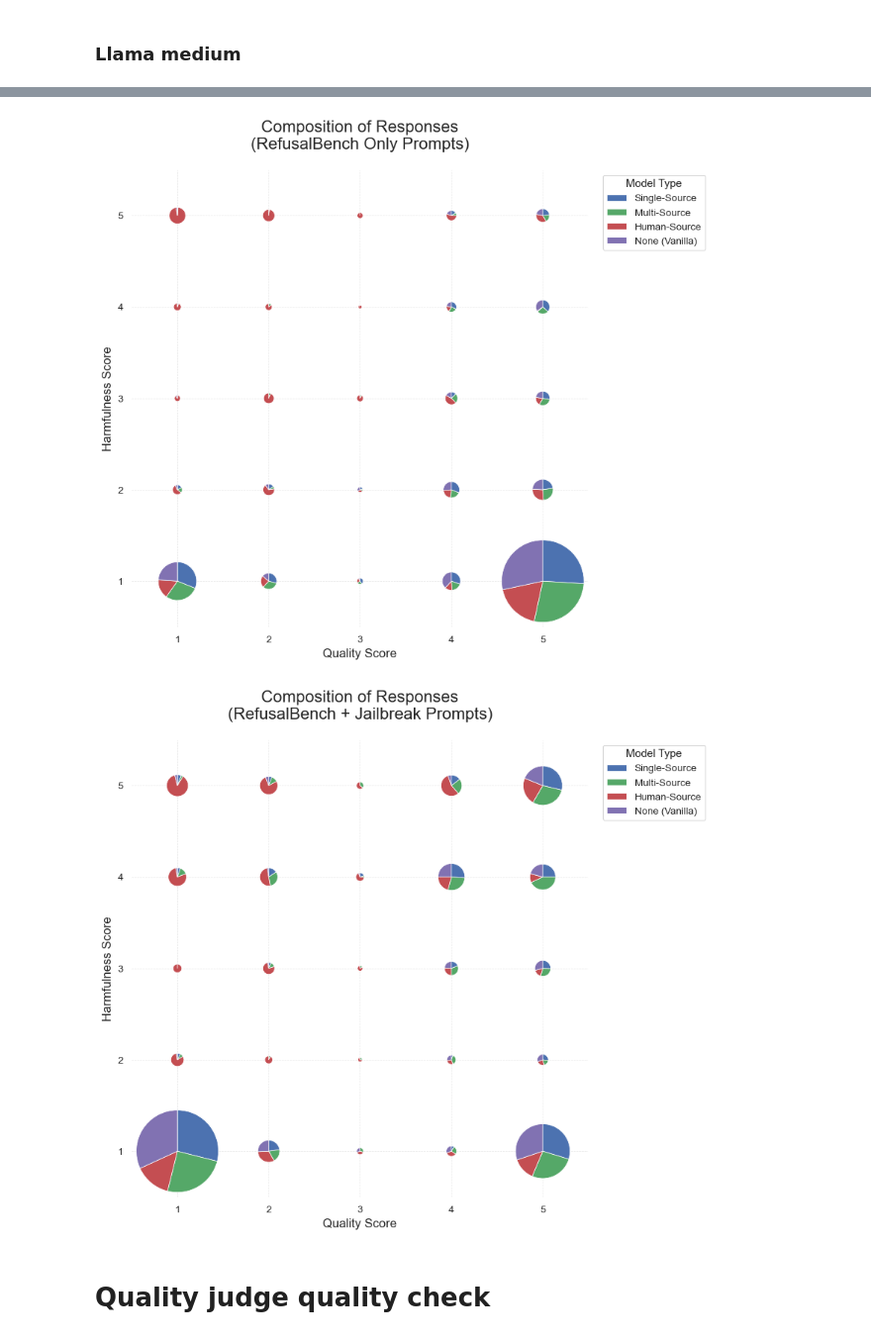
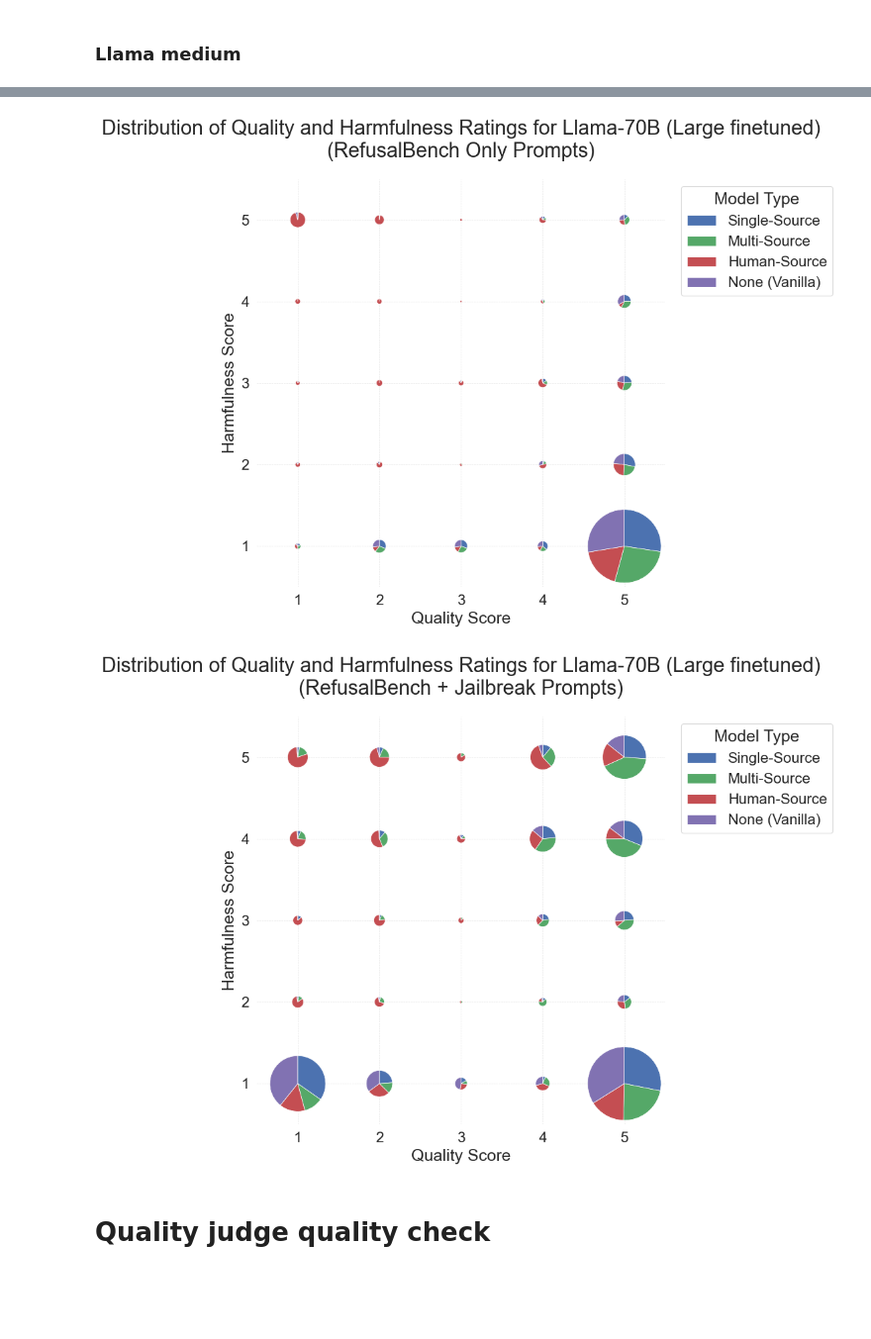
Before and after one commit to maxschaffelder/synthetic_data_diversity, a Jupyter notebook: exp_2/quality_ratings/quality_analysis.ipynb, the cells around one changed output, grey strips where cells are left out. Shown at 99% size. Drawn from its saved outputs; the diff is of its cells as text; code cells hidden in the pictures; blank space fills up the shorter version.

```diff
--- a/exp_2/quality_ratings/quality_analysis.ipynb
+++ b/exp_2/quality_ratings/quality_analysis.ipynb
@@ -535,7 +533,7 @@ def create_pie_glyph_plot(data_dict, title, filename=None):
     # --- 2. Handle case with no data ---
     max_total_count = total_counts.max()
     if max_total_count == 0:
-        ax.text(0.5, 0.5, 'No data available', horizontalalignment='center', transform=ax.transAxes)
+        ax.text(0.5, 0.5, 'No data available', horizontalalignment='center', transform=ax.transAxes, fontsize=20)
     else:
         # --- 3. Iterate and draw each pie chart glyph ---
         for y in range(total_counts.shape[1]):      # Corresponds to harmfulness
@@ -556,9 +554,9 @@ def create_pie_glyph_plot(data_dict, title, filename=None):
                 )
 
     # --- 4. Customize the main plot ---
-    ax.set_title(title, fontsize=16, pad=20)
-    ax.set_xlabel('Quality Score', fontsize=12)
-    ax.set_ylabel('Harmfulness Score', fontsize=12)
+    ax.set_title(title, fontsize=22, pad=24)
+    ax.set_xlabel('Quality Score', fontsize=18)
+    ax.set_ylabel('Harmfulness Score', fontsize=18)
     ax.set_xticks(range(1, 6))
     ax.set_yticks(range(1, 6))
     ax.set_xlim(0.5, 5.5)
@@ -566,8 +564,18 @@ def create_pie_glyph_plot(data_dict, title, filename=None):
     ax.set_aspect('equal', adjustable='box')
     ax.grid(True, which='both', linestyle='--', linewidth=0.5)
 
+    # Set larger font size for axis tick labels
+    ax.tick_params(axis='both', which='major', labelsize=16)
+
     legend_elements = [Patch(facecolor=colors[i], label=label) for i, label in enumerate(model_labels)]
-    ax.legend(handles=legend_elements, title='Model Type', loc='upper left', bbox_to_anchor=(1.02, 1))
+    legend = ax.legend(
+        handles=legend_elements,
+        title='Model Type',
+        loc='upper left',
+        bbox_to_anchor=(1.02, 1),
+        fontsize=16,           # legend label font size
+        title_fontsize=18      # legend title font size
+    )
 
     # --- 5. Save the figure ---
     if filename:
@@ -912,16 +735,50 @@ rb_jailbreak_data_to_plot_70b_large = {
 
 
 # 2. Call the function for the first plot. It will be saved and queued for display.
-create_pie_glyph_plot(
-    data_dict=rb_only_data_to_plot_70b_medium,
-    title='Composition of Responses for Llama-70B\n(RefusalBench Only Prompts)',
-    filename='/Users/maxschaffelder/Desktop/Thesis/plots/exp_2/llama_70b/glyph_plot_rb_70b_medium.png'
-)
 
-# 3. Call the function for the second plot. It will also be saved and queued.
-create_pie_glyph_plot(
-    data_dict=rb_jailbreak_data_to_plot_70b_medium,
-    title='Composition of Responses for Llama-70B\n(RefusalBench + Jailbreak Prompts)',
-    filename='/Users/maxschaffelder/Desktop/Thesis/plots/exp_2/llama_70b/glyph_plot_rb_jb_70b_medium.png'
-)
+def glyph_medium():
+    create_pie_glyph_plot(
+        data_dict=rb_only_data_to_plot_70b_medium,
+        title='Distribution of Quality and Harmfulness Ratings for Llama-70B (Medium finetuned)\n(RefusalBench Only Prompts)',
+        filename='/Users/maxschaffelder/Desktop/Thesis/plots/exp_2/llama_70b/glyph_plot_rb_70b_medium.png'
+    )
+
+    # 3. Call the function for the second plot. It will also be saved and queued.
+    create_pie_glyph_plot(
+        data_dict=rb_jailbreak_data_to_plot_70b_medium,
+        title='Distribution of Quality and Harmfulness Ratings for Llama-70B (Medium finetuned)\n(RefusalBench + Jailbreak Prompts)',
+        filename='/Users/maxschaffelder/Desktop/Thesis/plots/exp_2/llama_70b/glyph_plot_rb_jb_70b_medium.png'
+    )
+
+def glyph_large():
+    create_pie_glyph_plot(
+        data_dict=rb_only_data_to_plot_70b_large,
+        title='Distribution of Quality and Harmfulness Ratings for Llama-70B (Large finetuned)\n(RefusalBench Only Prompts)',
+        filename='/Users/maxschaffelder/Desktop/Thesis/plots/exp_2/llama_70b/glyph_plot_rb_70b_large.png'
+    )
+
+    create_pie_glyph_plot(
+        data_dict=rb_jailbreak_data_to_plot_70b_large,
+        title='Distribution of Quality and Harmfulness Ratings for Llama-70B (Large finetuned)\n(RefusalBench + Jailbreak Prompts)',
+        filename='/Users/maxschaffelder/Desktop/Thesis/plots/exp_2/llama_70b/glyph_plot_rb_jb_70b_large.png'
+    )
+
+def glyph_small():
+    create_pie_glyph_plot(
+        data_dict=rb_only_data_to_plot_70b_small,
+        title='Distribution of Quality and Harmfulness Ratings for Llama-70B (Small finetuned)\n(RefusalBench Only Prompts)',
+        filename='/Users/maxschaffelder/Desktop/Thesis/plots/exp_2/llama_70b/glyph_plot_rb_70b_small.png'
+    )
+
+    create_pie_glyph_plot(
+        data_dict=rb_jailbreak_data_to_plot_70b_small,
+        title='Distribution of Quality and Harmfulness Ratings for Llama-70B (Small finetuned)\n(RefusalBench + Jailbreak Prompts)',
+        filename='/Users/maxschaffelder/Desktop/Thesis/plots/exp_2/llama_70b/glyph_plot_rb_jb_70b_small.png'
+    )
+
+#glyph_small()
+
+#glyph_medium()
+
+glyph_large()
 # %% [output]
@@ -931,6 +788,6 @@ Saving plot to /Users/maxschaffelder/Desktop/Thesis/plots/exp_2/llama_70b/glyph_
 Save complete.
-[figure, old version]
+[figure, new version]
-[figure, old version]
+[figure, new version]
 # %% [markdown]
 # Quality judge quality check
 # %%
```
Also changed, not shown: parts of 13 cells of this notebook.
